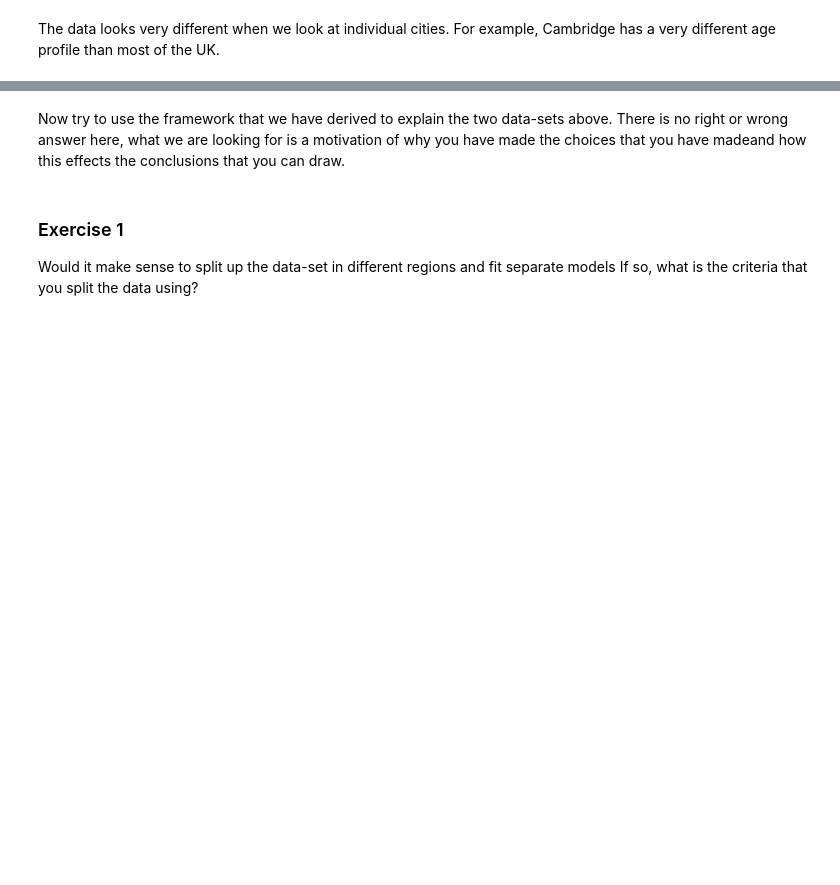
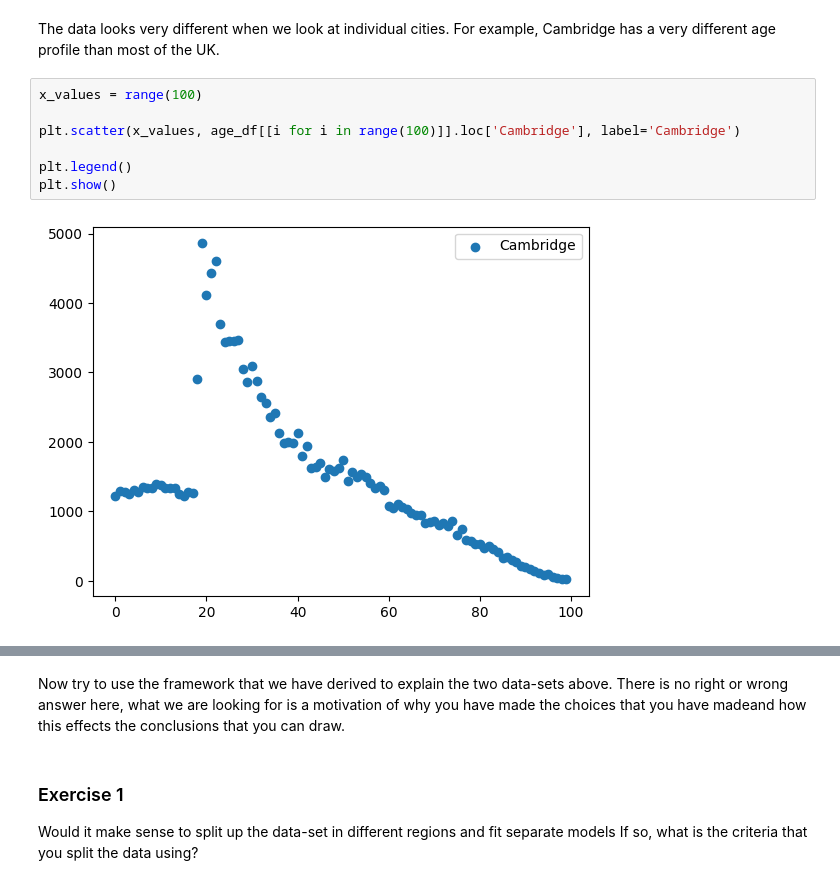
Before and after one commit to Pidongg/pz286_ads_2024, a Jupyter notebook: _notebooks/03-address_glm.ipynb, the cells around one changed output, grey strips where cells are left out. Saved outputs shown, nothing was run; the diff lists cells and outputs as text; blank space fills up the shorter version.

```diff
--- a/_notebooks/03-address_glm.ipynb
+++ b/_notebooks/03-address_glm.ipynb
@@ -704,4 +748,13 @@ plt.show()
 # %% [markdown]
 The data looks very different when we look at individual cities. For
 example, Cambridge has a very different age profile than most of the UK.
+# %%
+x_values = range(100)
+
+plt.scatter(x_values, age_df[[i for i in range(100)]].loc['Cambridge'], label='Cambridge')
+
+plt.legend()
+plt.show()
+# %% [output]
+[figure, added]
 # %%
```
Also changed, not shown: parts of 64 cells of this notebook.
